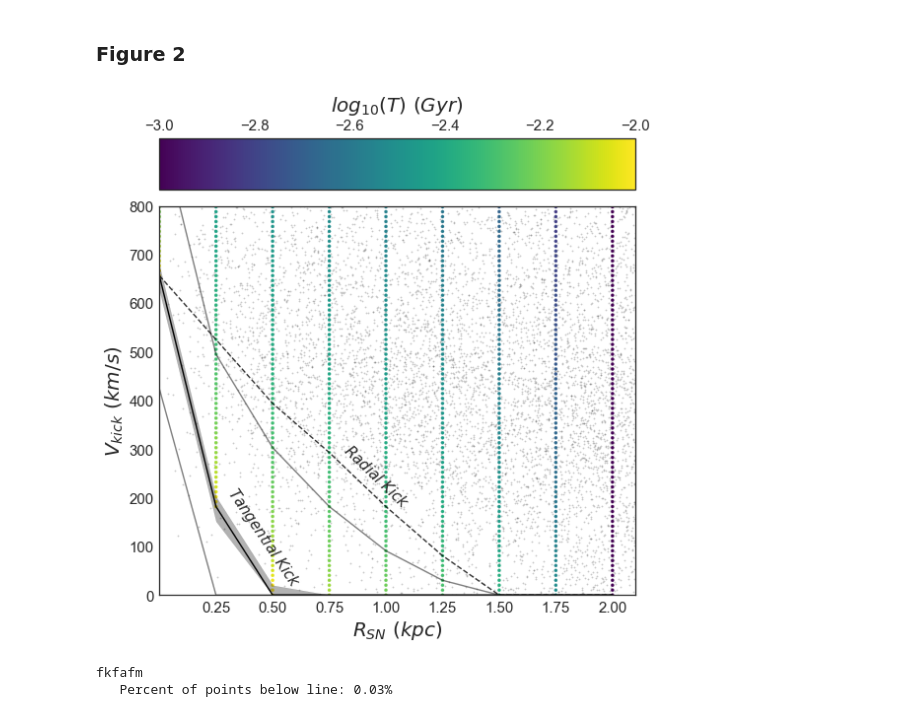
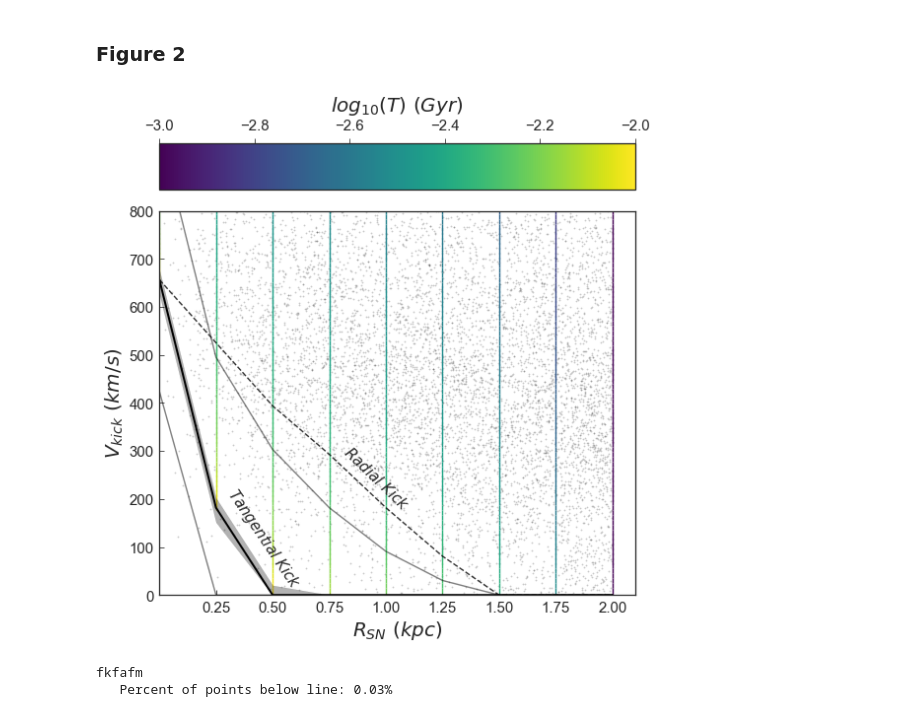
Before and after one commit to astro-traj/astro-traj, a Jupyter notebook: plots_final.ipynb, the cells around one changed output. Drawn from its saved outputs; the diff is of its cells as text; code cells hidden in the pictures.

```diff
--- a/plots_final.ipynb
+++ b/plots_final.ipynb
@@ -43,0 +80,17 @@ df.loc[:,'Vfinal'] = pd.to_numeric(df['Vfinal'])
+# %%
+fig = plt.figure(figsize=(7,7))
+sns.set_style("white")
+
+gs = gridspec.GridSpec(5,5)
+
+ax = fig.add_subplot(gs[:,:])
+
+x = df_temp.R[:20000]
+y = df_temp.Rmerge[:20000]
+
+ax.scatter(x, y, s=2, color='k')
+ax.set_xlim(0,10)
+ax.set_ylim(0,10)
+
+ax.set_xlabel('$R_{birth}\ (kpc)$', fontsize=20)
+ax.set_ylabel('$R_{merge}\ (kpc)$', fontsize=20)
@@ -45,7 +101,7 @@ df.loc[:,'Vfinal'] = pd.to_numeric(df['Vfinal'])
 ### Figure 1
 # %%
 # set constants and values for NGC4993
-h = 0.73
+h = 0.678
 G = 6.67*10**-11
 Mhalo = (10**12.2)/h * u.Msun.to(u.kg)
 Mbulge = (10**10.454)/h**2 * u.Msun.to(u.kg)
@@ -77,3 +133,7 @@ def integrate_dm_mass(r):
     return 4*np.pi*r**2 * rho_dm(r)
 def integrate_star_mass(r):
     return 4*np.pi*r**2 * rho_star(r)
+# %%
+x=np.linspace(0,1,100)
+for i, c in enumerate(CB_colors):
+    plt.plot(x,i*np.ones(100),color=c)
@@ -151,0 +227,3 @@ plt.savefig('gal_props.pdf', format='pdf', dpi=500)
+# %%
+r=2.0
+np.where(rsamp*u.m.to(u.kpc)<r)
@@ -172,7 +256,7 @@ ax1_cbar = fig.add_subplot(gs[0,:7])
 df_rad = pd.read_csv('vkick_lims/radial/output_runs_radial32_2.dat')
 
 # scatterplot post-SN points in the background
-ax1_plot.scatter(MC_points['R'][:10000], MC_points['Vkick'][:10000], color='k', s=2, alpha=0.2)
+ax1_plot.scatter(MC_points['R'][:10000], MC_points['Vkick'][:10000], color='k', s=2, alpha=0.2, rasterized=True)
 
 # find the minimum for each sampled value of R
 rad_mins=[]
@@ -198,8 +282,8 @@ for idx, tpath in enumerate(tang_paths):
 
     # plot Tmerge points for the first set of MHe/Apre only
     if idx == 0:
-        pts = ax1_plot.scatter(df_tang['R'], df_tang['Vkick'], c=np.log10(df_tang['Tmerge']), \
-                          vmin=-3, vmax=-2, s=10, cmap='viridis', label=None)
+        pts = ax1_plot.scatter(df_tang['R'], df_tang['Vkick'], marker="|", c=np.log10(df_tang['Tmerge']), \
+                          vmin=-3, vmax=-2, s=30, cmap='viridis', label=None, rasterized=True)
 
     # find the mins for each unique R
     tang_mins=[]
@@ -209,40 +293,40 @@ for idx, tpath in enumerate(tang_paths):
     tang_mins = np.asarray(tang_mins)
 
     if idx==0:
-        ax1_plot.plot(np.unique(df_tang['R']), tang_mins, color='k')
+        ax1_plot.plot(np.unique(df_tang['R']), tang_mins, color='k', lw=2)
     if idx==1 or idx==2:
         ax1_plot.plot(np.unique(df_tang['R']), tang_mins, color='k', alpha=0.5)
     if idx==3:
         lower = np.append(tang_mins,[0])
     if idx==4:
         upper = tang_mins
         ax1_plot.fill_between(np.unique(df_tang['R']), lower, upper, color='k', alpha=0.3)
 
 
 # add colorbar
 cbar = fig.colorbar(pts, ticks=None, cax=ax1_cbar, orientation='horizontal')
 cbar.set_label('$log_{10}(T)\ (Gyr)$', fontsize=20, labelpad=8)
-cbar.ax.tick_params(labelsize=15)
-ax1_plot.tick_params(labelsize=15)
+cbar.ax.tick_params(labelsize=15, axis=u'both', which='major', direction='out', length=5)
 
 ax1_cbar.xaxis.tick_top()
 ax1_cbar.xaxis.set_label_position('top')
 
 ax1_plot.set_xlabel(r'$R_{SN}\ (kpc)$', fontsize=20)
 ax1_plot.set_ylabel(r'$V_{kick}\ (km/s)$', fontsize=20)
 ax1_plot.set_xlim(0,2.1)
 ax1_plot.set_ylim(0.1,800)
 ax1_plot.set_xticks(np.linspace(0.25,2,8))
+ax1_plot.tick_params(labelsize=15, axis=u'both', which='major', direction='in', length=5)
 
 
 plt.tight_layout()
 
 ax1_plot.annotate('$Tangential\ Kick$', (0.28,200), rotation=-56, fontsize=15)
 ax1_plot.annotate('$Radial\ Kick$', (0.8,290), rotation=-44, fontsize=15)
 
 plt.savefig('vkick_limits.pdf', format='pdf', dpi=300)
 # %% [output]
-[figure, old version]
+[figure, new version]
 # %%
 # Find percentage of points that lie below the line
 
```
Also changed, not shown: parts of 24 cells of this notebook.
